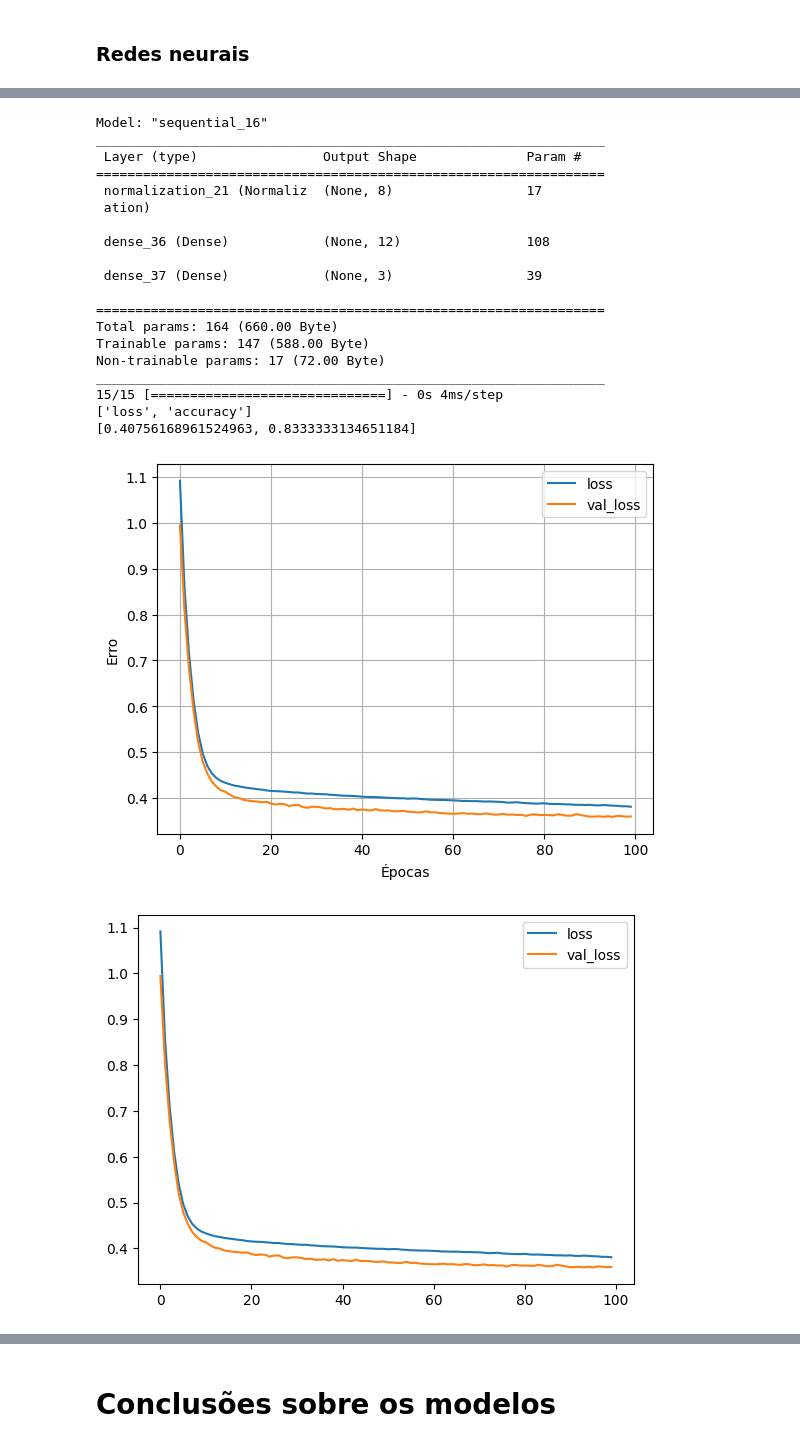
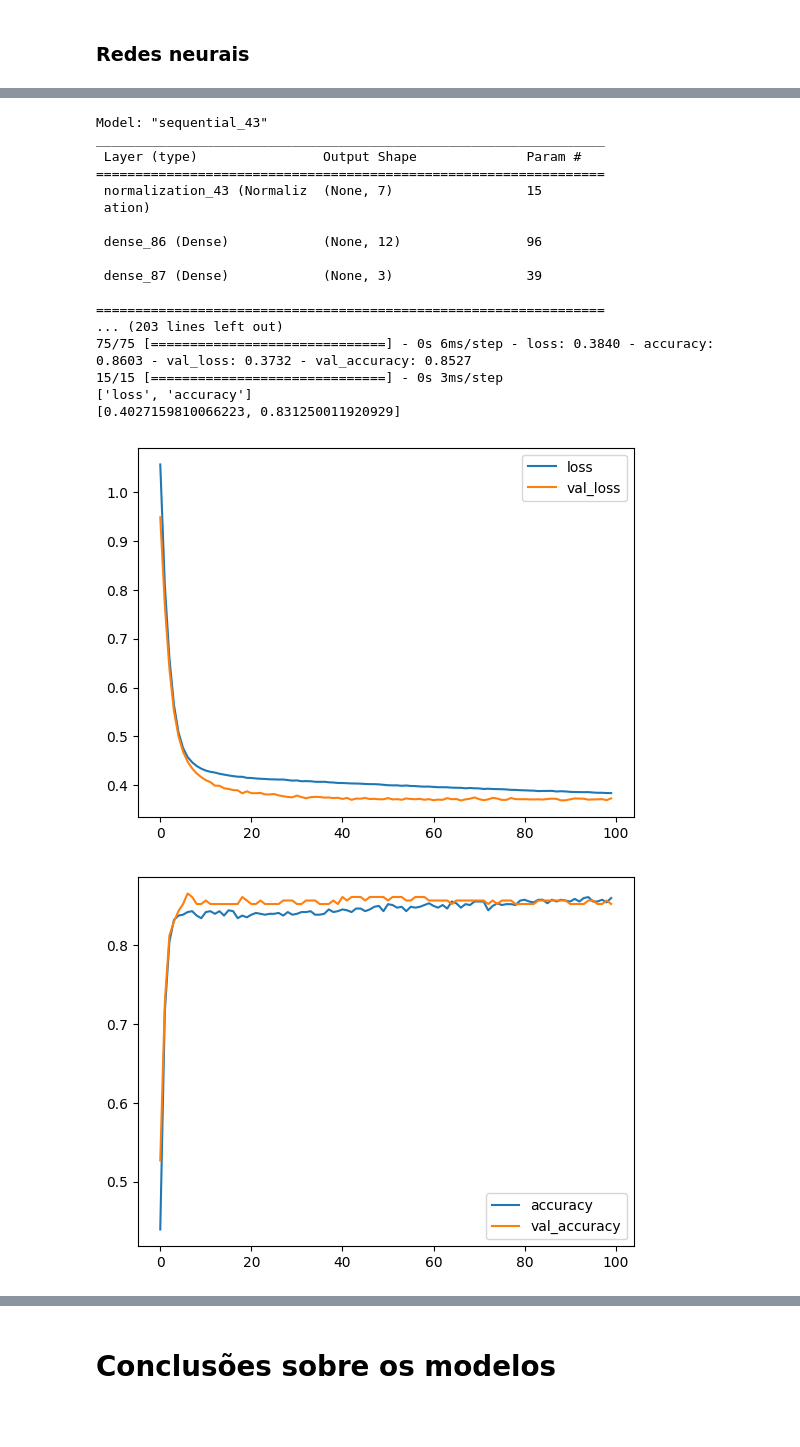
Before and after one commit to leonardodimarchi/ai-regression-and-classification, a Jupyter notebook: classification.ipynb, the cells around one changed output, grey strips where cells are left out. Cells and saved outputs as stored; diff of their text form; code cells hidden in the pictures; blank space fills up the shorter version.

```diff
--- a/classification.ipynb
+++ b/classification.ipynb
@@ -125,8 +154,8 @@ Plotamos o heatmap da correlação dos atributos para identificar quais são mai
 # %% [markdown]
 ### Remoção de atributos
 # %%
-# Removendo os atributos
-dataset_pos_remocao_colunas = dataset.drop(['residual sugar', 'free sulfur dioxide', 'pH'], axis=1)
+# Removendo os atributos com baixa correção
+dataset_pos_remocao_colunas = dataset.drop(['residual sugar', 'free sulfur dioxide', 'pH', 'density'], axis=1)
 
 # Exibindo as dimensões do dataset
 print(dataset_pos_remocao_colunas.shape)
@@ -208,69 +252,46 @@ Acurácia: 0.84
 # %% [markdown]
 ### Redes neurais
 # %%
-import numpy as np
-import matplotlib.pyplot as plt
-import tensorflow as tf
-from tensorflow import keras
-from tensorflow.keras import layers
-from tensorflow.keras.layers.experimental import preprocessing
-from sklearn.metrics import accuracy_score
-
-def plot_loss(history):
-    plt.plot(history.history['loss'], label='loss')
-    plt.plot(history.history['val_loss'], label='val_loss')
-    plt.xlabel('Épocas')
-    plt.ylabel('Erro')
-    plt.legend()
-    plt.grid(True)
-
-def plot_acc(history):
-    plt.plot(history.history['accuracy'], label='acc')
-    plt.plot(history.history['val_accuracy'], label='val_acc')
-    plt.xlabel('Épocas')
-    plt.ylabel('Acurácia')
-    plt.legend()
-    plt.grid(True)
-
-X = dataset_pos_remocao_colunas.drop(['quality'], axis=1)
+# Transformando cada categoria da qualidade em novas colunas
 y = pd.get_dummies(dataset_pos_remocao_colunas['quality'], columns=['quality'])
 
-display(X.head())
-display(y.head())
-
+# Separando os dados novamente
 X_train, X_test, y_train, y_test = train_test_split(X, y, test_size=0.3, random_state=42)
 
-normalizer = preprocessing.Normalization()
+# Criando normalização
+normalizer = keras.layers.experimental.preprocessing.Normalization()
 normalizer.adapt(X_train)
 
+# Criando layers
 model = keras.Sequential([
     normalizer,
-    layers.Dense(12, activation='tanh'),
-    layers.Dense(3, activation='softmax')
+    keras.layers.Dense(12, activation='tanh'),
+    keras.layers.Dense(3, activation='softmax')
 ])
 
 model.summary()
 
+# Configuração
 model.compile(
     optimizer='adam',
     loss='categorical_crossentropy',
     metrics=['accuracy']
 )
 
+# Iniciando treino
 history = model.fit(
     X_train, y_train,
     epochs=100,
     validation_split = 0.2,
     batch_size=12,
-    verbose=0
+    verbose=1
 )
 
-plot_loss(history)
-
+# Iniciando teste
 y_pred = model.predict(X_test).reshape(-1)
 
+# Acurácia
 losses = pd.DataFrame(history.history)
-
 losses[['loss','val_loss']].plot()
 losses[['accuracy','val_accuracy']].plot()
 
@@ -292,21 +301,19 @@ print(model.evaluate(X_test, y_test, verbose=0))
-Model: "sequential_16"
+Model: "sequential_43"
 _________________________________________________________________
  Layer (type)                Output Shape              Param #
 =================================================================
- normalization_21 (Normaliz  (None, 8)                 17
+ normalization_43 (Normaliz  (None, 7)                 15
  ation)
 
- dense_36 (Dense)            (None, 12)                108
+ dense_86 (Dense)            (None, 12)                96
 
- dense_37 (Dense)            (None, 3)                 39
+ dense_87 (Dense)            (None, 3)                 39
 
 =================================================================
-Total params: 164 (660.00 Byte)
-Trainable params: 147 (588.00 Byte)
-Non-trainable params: 17 (72.00 Byte)
-_________________________________________________________________
-15/15 [==============================] - 0s 4ms/step
+... (203 lines left out)
+75/75 [==============================] - 0s 6ms/step - loss: 0.3840 - accuracy: 0.8603 - val_loss: 0.3732 - val_accuracy: 0.8527
+15/15 [==============================] - 0s 3ms/step
 ['loss', 'accuracy']
-[0.40756168961524963, 0.8333333134651184]
+[0.4027159810066223, 0.831250011920929]
-[figure, old version]
+[figure, new version]
-[figure, old version]
+[figure, new version]
```
Also changed, not shown: parts of 21 cells of this notebook.
